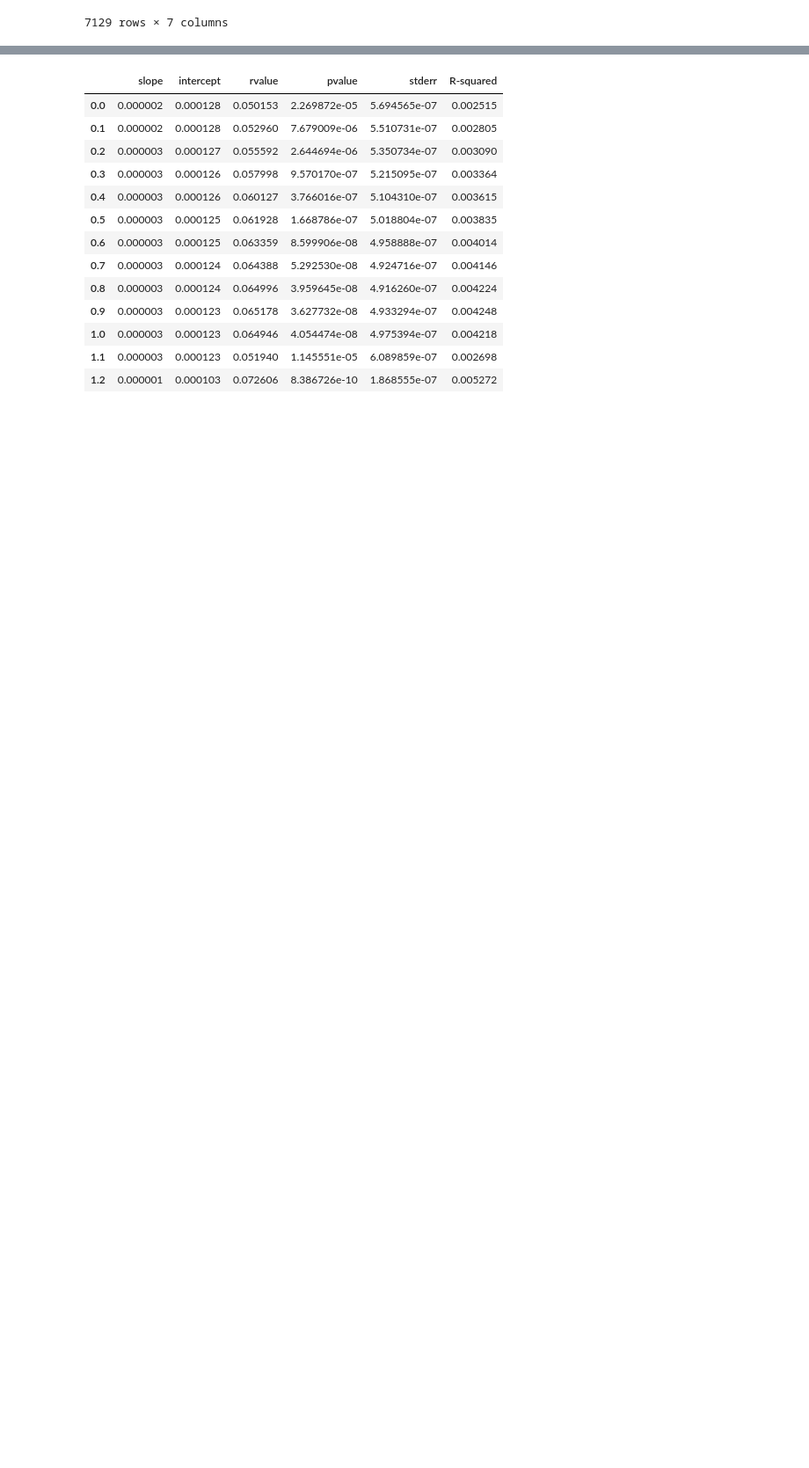
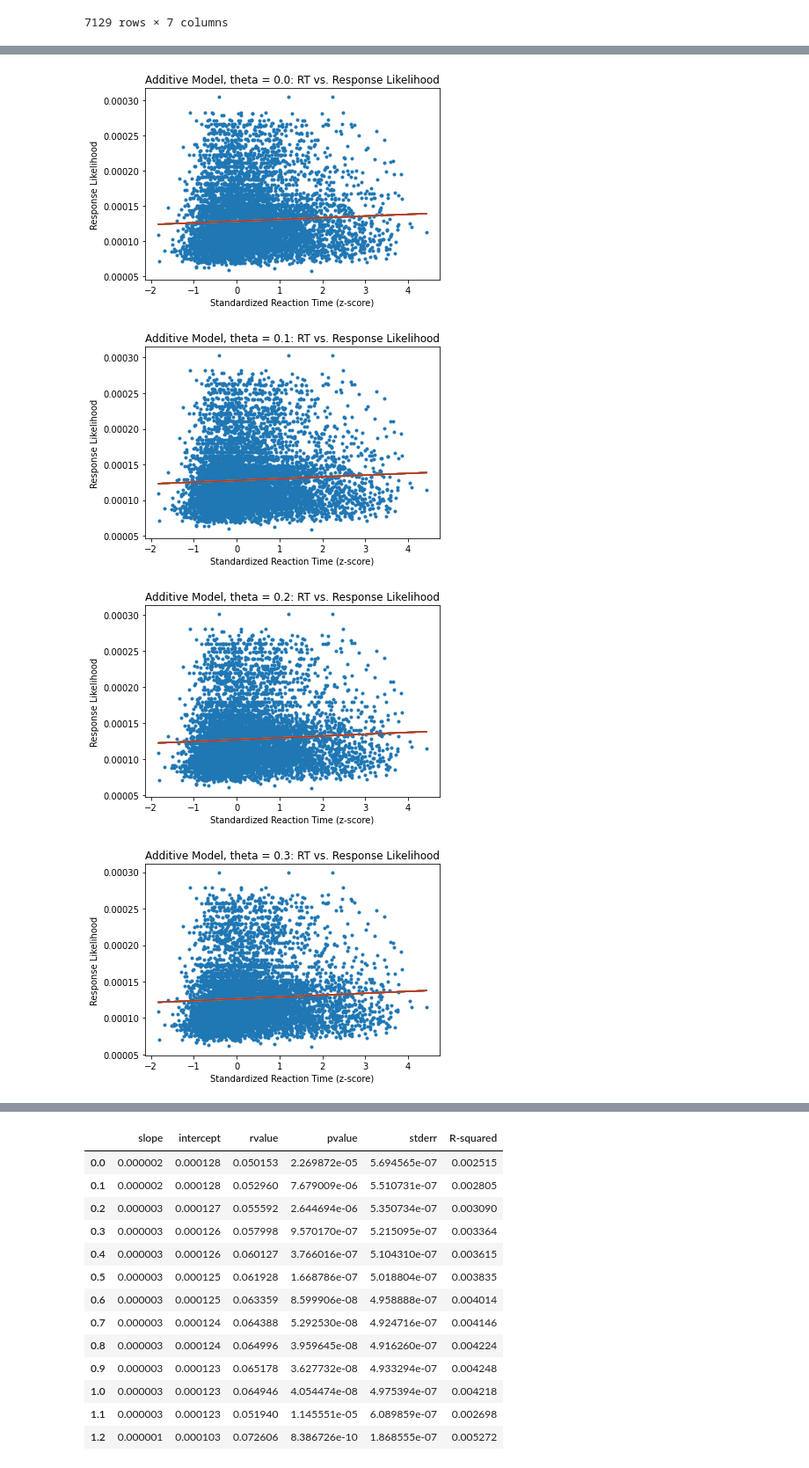
Before and after one commit to abhilasha-kumar/modeling-lexical-retrieval, a Jupyter notebook: LexicalRetrieval.ipynb, the cells around one changed output, grey strips where cells are left out. Shown at 88% size. Cells and saved outputs as stored; diff of their text form; code cells hidden in the pictures; blank space fills up the shorter version.

```diff
--- a/LexicalRetrieval.ipynb
+++ b/LexicalRetrieval.ipynb
@@ -1559,0 +1559,19 @@ plt.show
+# %%
+for name, group in byT:
+  linregs[name] = stats.linregress(group['zRT'], group['likelihood'])
+  plt.plot(group['zRT'], group['likelihood'], marker=".", linestyle="", label=name)
+  plt.plot(x, linregs[name].intercept + linregs[name].slope*x)
+  plt.xlabel('Standardized Reaction Time (z-score)')
+  plt.ylabel('Response Likelihood')
+  if name < 1.1:
+    plt.title('Additive Model, theta = '+ str(name) + ': RT vs. Response Likelihood')
+  if name == 1.1:
+    plt.title('Multiplicative Model: RT vs. Response Likelihood')
+  if name == 1.2:
+    plt.title('Prompt-Only Model: RT vs. Response Likelihood')
+  plt.show()
+# %% [output]
+[figure, added]
+[figure, added]
+[figure, added]
+[figure, added]
```
Also changed, not shown: parts of 3 cells of this notebook.
